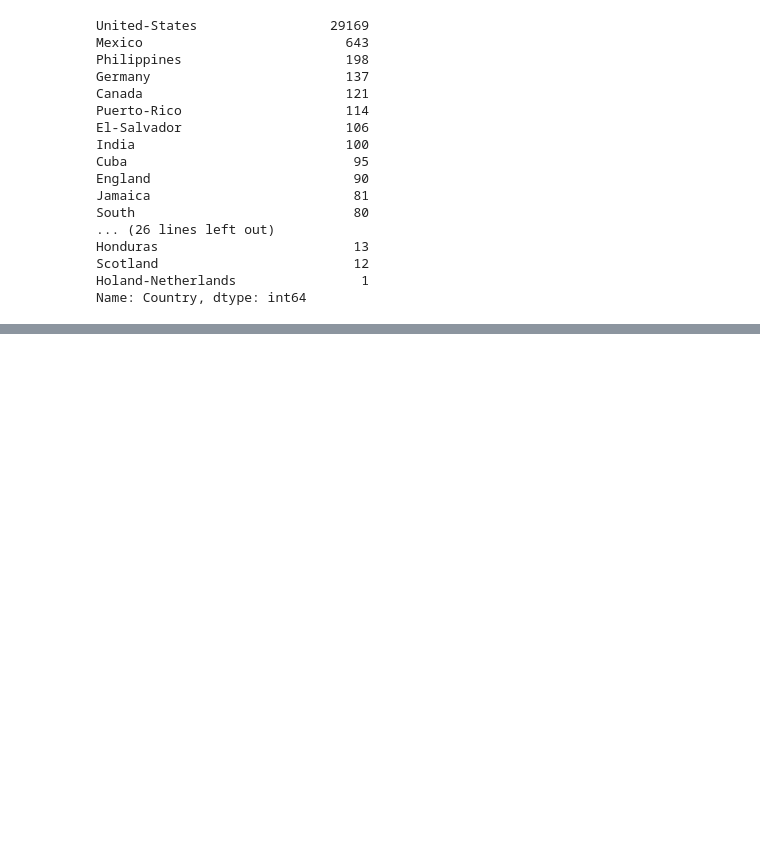
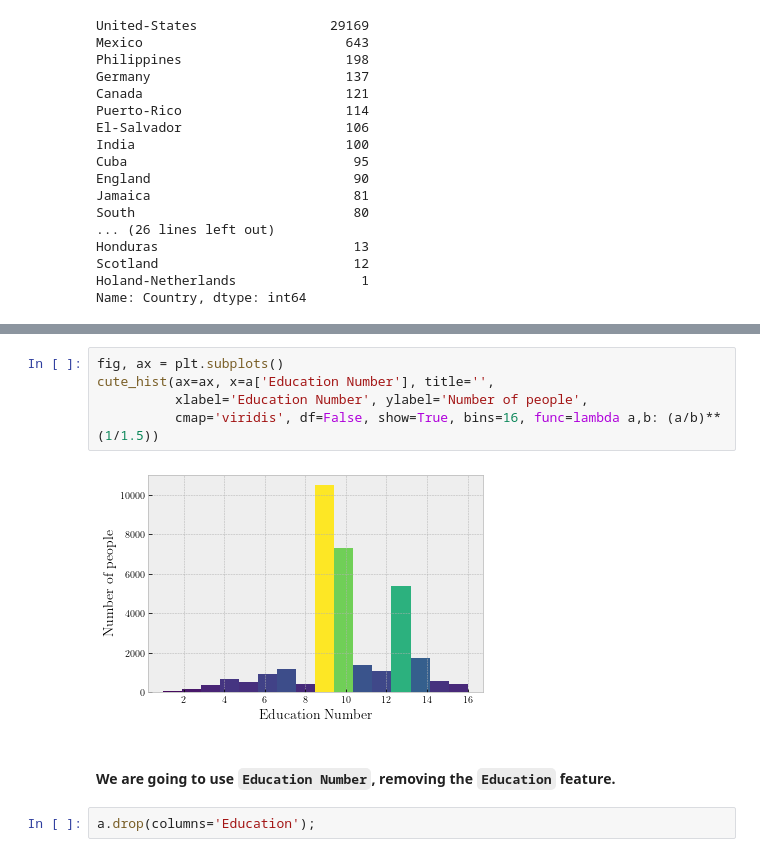
Before and after one commit to matmarqs/pmr, a Jupyter notebook: knn/PMR3508-2022-37-Adult-KNN.ipynb, the cells around one changed output, grey strips where cells are left out. Saved outputs shown, nothing was run; the diff lists cells and outputs as text; blank space fills up the shorter version.

```diff
--- a/knn/PMR3508-2022-37-Adult-KNN.ipynb
+++ b/knn/PMR3508-2022-37-Adult-KNN.ipynb
@@ -101,0 +172,11 @@ cute_hist(a['Education'].value_counts(), title='Histogram of education',
+# %%
+fig, ax = plt.subplots()
+cute_hist(ax=ax, x=a['Education Number'], title='',
+          xlabel='Education Number', ylabel='Number of people',
+          cmap='viridis', df=False, show=True, bins=16, func=lambda a,b: (a/b)**(1/1.5))
+# %% [output]
+[figure, added]
+# %% [markdown]
+#### We are going to use `Education Number`, removing the `Education` feature.
+# %%
+a.drop(columns='Education');
```
Also changed, not shown: parts of 16 cells of this notebook.
